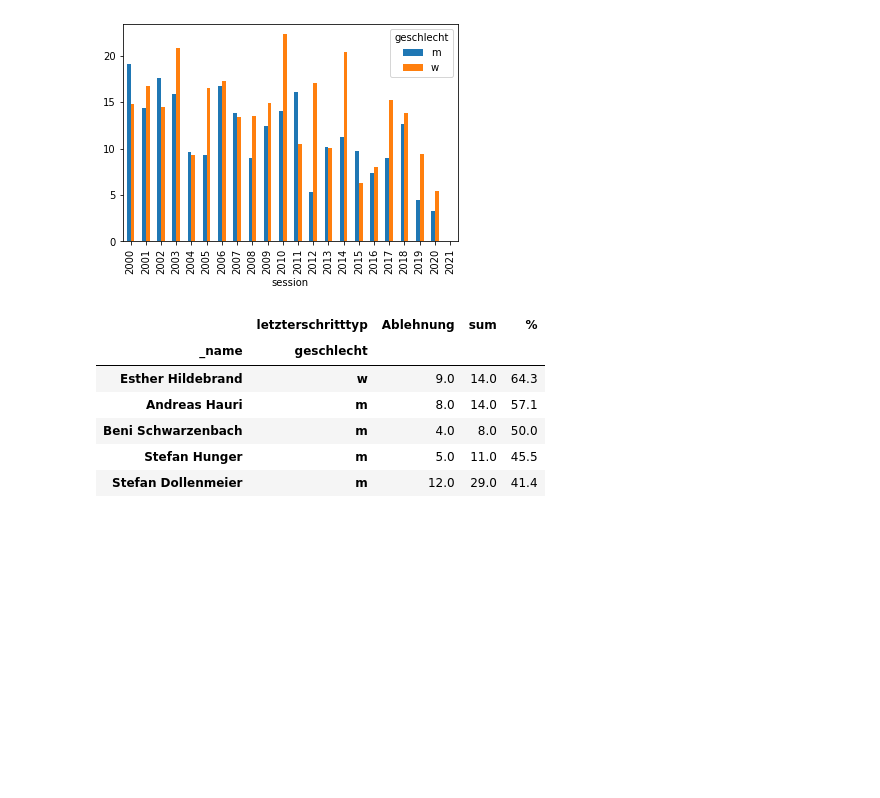
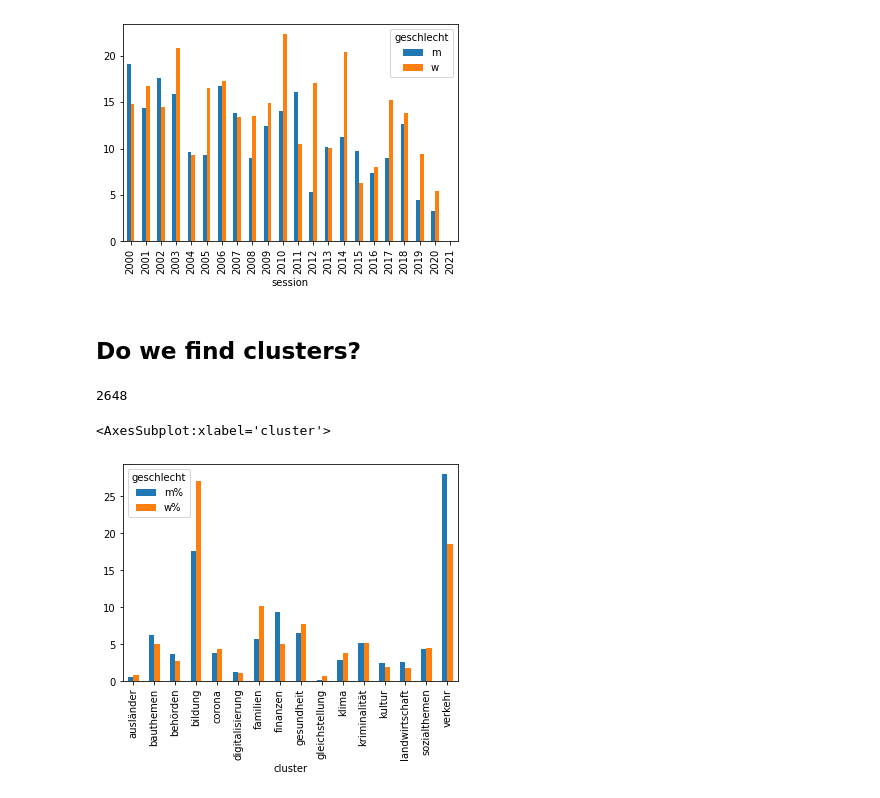
Before and after one commit to simonhuwiler/nzz_zh_kantonsrat, a Jupyter notebook: src/7_geschaefte_analyse.ipynb, the cells around one changed output. Saved outputs shown, nothing was run; the diff lists cells and outputs as text; code cells hidden in the pictures; blank space fills up the shorter version.

```diff
--- a/src/7_geschaefte_analyse.ipynb
+++ b/src/7_geschaefte_analyse.ipynb
@@ -272,13 +273,53 @@ df.plot.bar()
 # %% [output]
 <AxesSubplot:xlabel='session'>
 [figure]
-# %%
-df.head()
-# %% [output]
-|  | letzterschritttyp | Ablehnung | sum | % |
-| _name | geschlecht |  |  |  |
-| Esther Hildebrand | w | 9.0 | 14.0 | 64.3 |
-| Andreas Hauri | m | 8.0 | 14.0 | 57.1 |
-| Beni Schwarzenbach | m | 4.0 | 8.0 | 50.0 |
-| Stefan Hunger | m | 5.0 | 11.0 | 45.5 |
-| Stefan Dollenmeier | m | 12.0 | 29.0 | 41.4 |
+# %% [markdown]
+## Do we find clusters?
+# %%
+clusters = {
+    'kultur': ['kunsthaus', 'bührle', 'kultur', 'schauspielhaus', 'festival', 'kunst'],
+    'corona': ['corona', 'covid', 'impf', 'home-office', 'home office', 'zertifikat', 'test', 'pcr', 'luftfilter', 'epidemi', 'pandemie', 'contact tracing', 'fruchtfolgefläche'],
+    'landwirtschaft': ['landwirtschaft', 'tiere', 'gewächs', 'biodiversität', 'pestizide', 'landschaft'],
+    'bildung': ['eth', 'bildung', 'lehr', 'schul', 'studien', 'zhdk', 'universität', 'gymi', 'beruf', 'forschung', 'studierende', 'professur', 'schüler'],
+    'klima': ['energie', 'wasserstoff', 'biogas', 'co2', 'foodwaste', 'strom', 'Vegi'],
+    'verkehr': ['parkierungsanlagen', 'flug', 'strasse', 'verkehr', 'fussgänger', 'tempo', 'mobilität', 'mobility', 'auto', 'weg', 'bahn', 'haltestelle', 'fahr',
+                'tram', 'cargo', 'vbz', 'tunnel', 'halbstundentakt', 'schiene', 'durchmesserlinie', 'neat', 'bus', 'Zubringerlinie', 'westtangente'],
+    'familien': ['kinder', 'eltern', 'jugend', 'partnerschaft', 'heirat', 'jugend', 'familien', 'alter'],
+    'gesundheit': ['gesundheit', 'spital', 'ambulant', 'arzt', 'station', 'heim', 'pflege', 'usz', 'klinik', 'spitäl', 'demenz'],
+    'gleichstellung': ['lgbt', 'weiblich', 'geschlechter'],
+    'ausländer': ['ausländer', 'härtefallklausel', 'immigration'],
+    'kriminalität': ['kriminal', 'gewalt', 'vollzug', 'polizei', 'sicherheit', 'gefängnis', 'verbrecher'],
+    'digitalisierung': ['daten', 'informatik', 'e-id', 'software', 'digital', 'künstliche intelligenz', 'internet'],
+    'behörden': ['behörden', 'verwaltung', 'kantonsrat'],
+    'finanzen': ['finanzen', 'steuer', 'kredit', 'rechnung', 'zkb', 'budget', 'ausgaben'],
+    'bauthemen': ['bau', 'sanier', 'immobilien', 'gebäude', 'liegenschaft'],
+    'sozialthemen': ['arbeitslos', 'sozial', 'grundeinkommen', 'stellensuchende', 'asyl', 'integration'],
+}
+# %%
+df = df_raw.copy()
+
+def add_cluster(text):
+    for cluster in clusters:
+        for word in clusters[cluster]:
+            if word.lower() in text.lower():
+                return cluster
+
+    return False
+
+df['cluster'] = df['titel'].apply(add_cluster)
+
+len(df[df.cluster == False])
+# %% [output]
+2648
+# %%
+df_clustered = df[df.cluster != False]
+
+df_clustered = pd.pivot_table(df_clustered, index='cluster', columns='geschlecht', values='krnr', aggfunc='count')#.plot.bar()
+
+df_clustered['m%'] = round(df_clustered['m'] * 100 / df_clustered['m'].sum(), 1)
+df_clustered['w%'] = round(df_clustered['w'] * 100 / df_clustered['w'].sum(), 1)
+
+df_clustered[['m%', 'w%']].plot.bar()
+# %% [output]
+<AxesSubplot:xlabel='cluster'>
+[figure, added]
```
Also changed, not shown: parts of 4 cells of this notebook.
